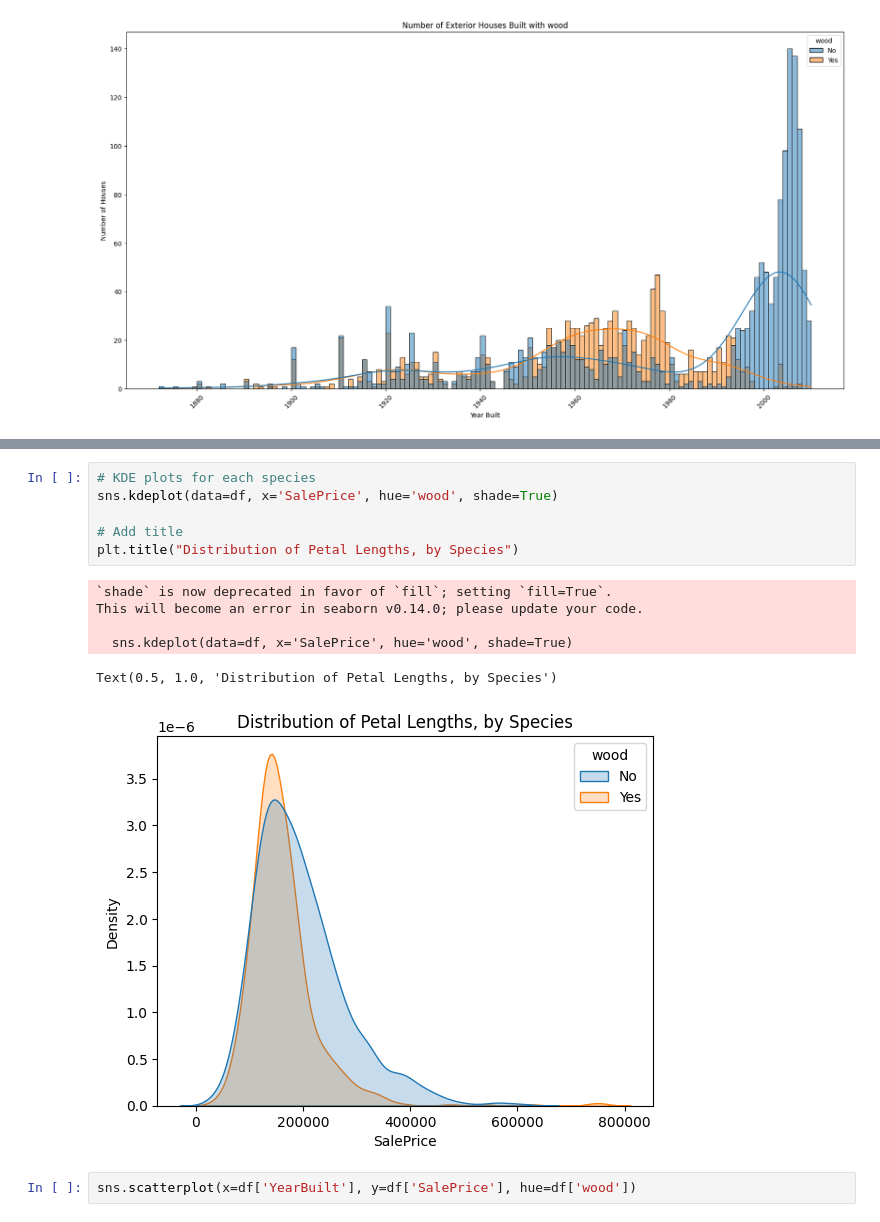
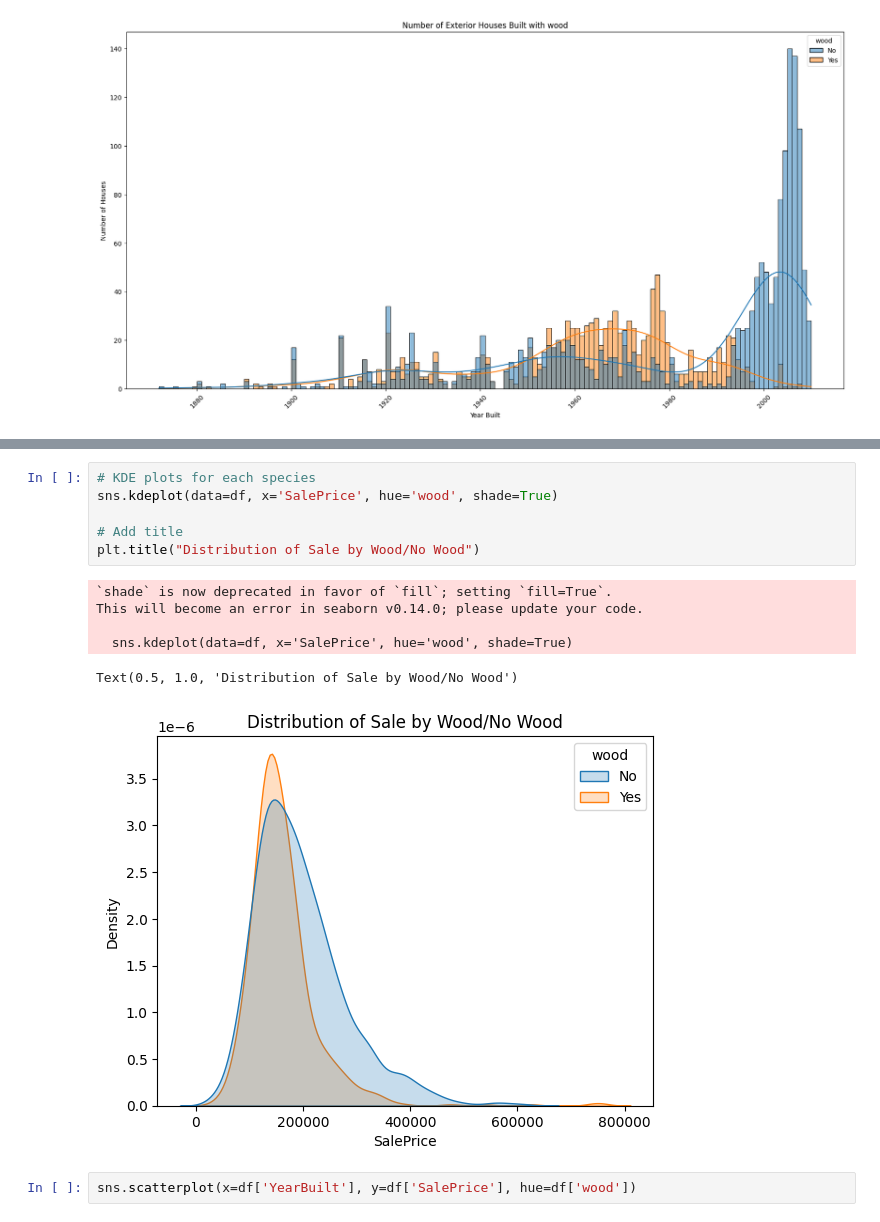
Before and after one commit to BrunoMRopke/KaggleProjects, a Jupyter notebook: study-for-olympic-lumber-data-relation.ipynb, the cells around one changed output, grey strips where cells are left out. Saved outputs shown, nothing was run; the diff lists cells and outputs as text.

```diff
--- a/study-for-olympic-lumber-data-relation.ipynb
+++ b/study-for-olympic-lumber-data-relation.ipynb
@@ -202,16 +202,16 @@ plt.show()
 # %%
 # KDE plots for each species
 sns.kdeplot(data=df, x='SalePrice', hue='wood', shade=True)
 
 # Add title
-plt.title("Distribution of Petal Lengths, by Species")
+plt.title("Distribution of Sale by Wood/No Wood")
 # %% [output]
 `shade` is now deprecated in favor of `fill`; setting `fill=True`.
 This will become an error in seaborn v0.14.0; please update your code.
 
   sns.kdeplot(data=df, x='SalePrice', hue='wood', shade=True)
-Text(0.5, 1.0, 'Distribution of Petal Lengths, by Species')
+Text(0.5, 1.0, 'Distribution of Sale by Wood/No Wood')
-[figure, old version]
+[figure, new version]
 # %%
 sns.scatterplot(x=df['YearBuilt'], y=df['SalePrice'], hue=df['wood'])
 # %% [output]
```
Also changed, not shown: parts of 1 cell of this notebook.
